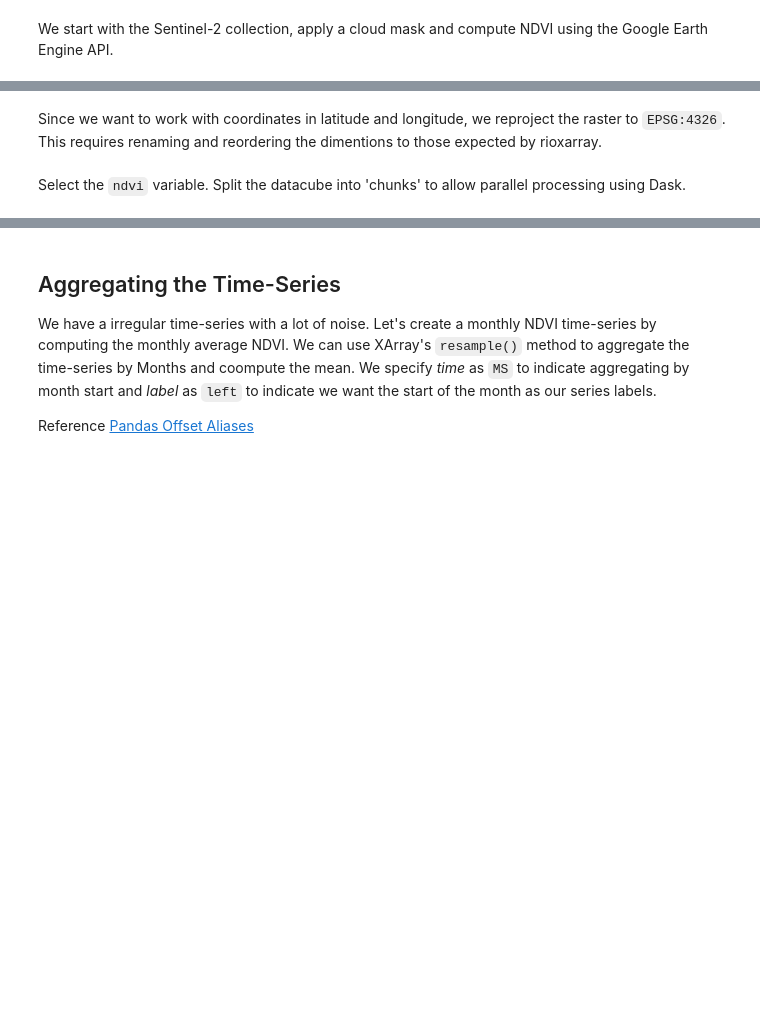
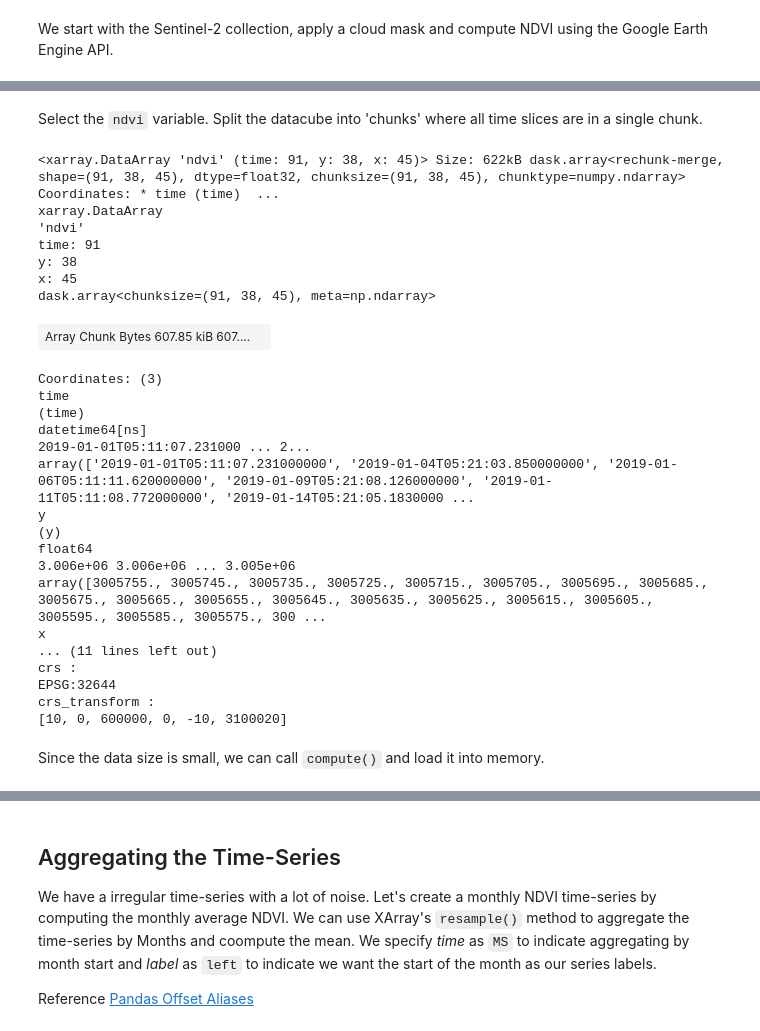
Before and after one commit to spatialthoughts/geopython-tutorials, a Jupyter notebook: notebooks/xee_time_series_processing.ipynb, the cells around one changed output, grey strips where cells are left out. Cells and saved outputs as stored; diff of their text form; code cells hidden in the pictures; blank space fills up the shorter version.

```diff
--- a/notebooks/xee_time_series_processing.ipynb
+++ b/notebooks/xee_time_series_processing.ipynb
@@ -108,2 +199,0 @@ ds
-# %% [markdown]
-Since we want to work with coordinates in latitude and longitude, we reproject the raster to `EPSG:4326`. This requires renaming and reordering the dimentions to those expected by rioxarray.
@@ -116,5 +200,33 @@ ds_reprojected
 # %% [markdown]
-Select the `ndvi` variable. Split the datacube into 'chunks' to allow parallel processing using Dask.
+Select the `ndvi` variable. Split the datacube into 'chunks' where all time slices are in a single chunk.
 # %%
-original_time_series = ds_reprojected.ndvi.chunk('auto')
+original_time_series = ds.ndvi.chunk({'time': -1})
 original_time_series
+# %% [output]
+<xarray.DataArray 'ndvi' (time: 91, y: 38, x: 45)> Size: 622kB dask.array<rechunk-merge, shape=(91, 38, 45), dtype=float32, chunksize=(91, 38, 45), chunktype=numpy.ndarray> Coordinates: * time (time)  ...
+xarray.DataArray
+'ndvi'
+time: 91
+y: 38
+x: 45
+dask.array<chunksize=(91, 38, 45), meta=np.ndarray>
+| Array Chunk Bytes 607.85 kiB 607.... |  |
+Coordinates: (3)
+time
+(time)
+datetime64[ns]
+2019-01-01T05:11:07.231000 ... 2...
+array(['2019-01-01T05:11:07.231000000', '2019-01-04T05:21:03.850000000', '2019-01-06T05:11:11.620000000', '2019-01-09T05:21:08.126000000', '2019-01-11T05:11:08.772000000', '2019-01-14T05:21:05.1830000 ...
+y
+(y)
+float64
+3.006e+06 3.006e+06 ... 3.005e+06
+array([3005755., 3005745., 3005735., 3005725., 3005715., 3005705., 3005695., 3005685., 3005675., 3005665., 3005655., 3005645., 3005635., 3005625., 3005615., 3005605., 3005595., 3005585., 3005575., 300 ...
+x
+... (11 lines left out)
+crs :
+EPSG:32644
+crs_transform :
+[10, 0, 600000, 0, -10, 3100020]
+# %% [markdown]
+Since the data size is small, we can call `compute()` and load it into memory.
```
Also changed, not shown: parts of 26 cells of this notebook.
